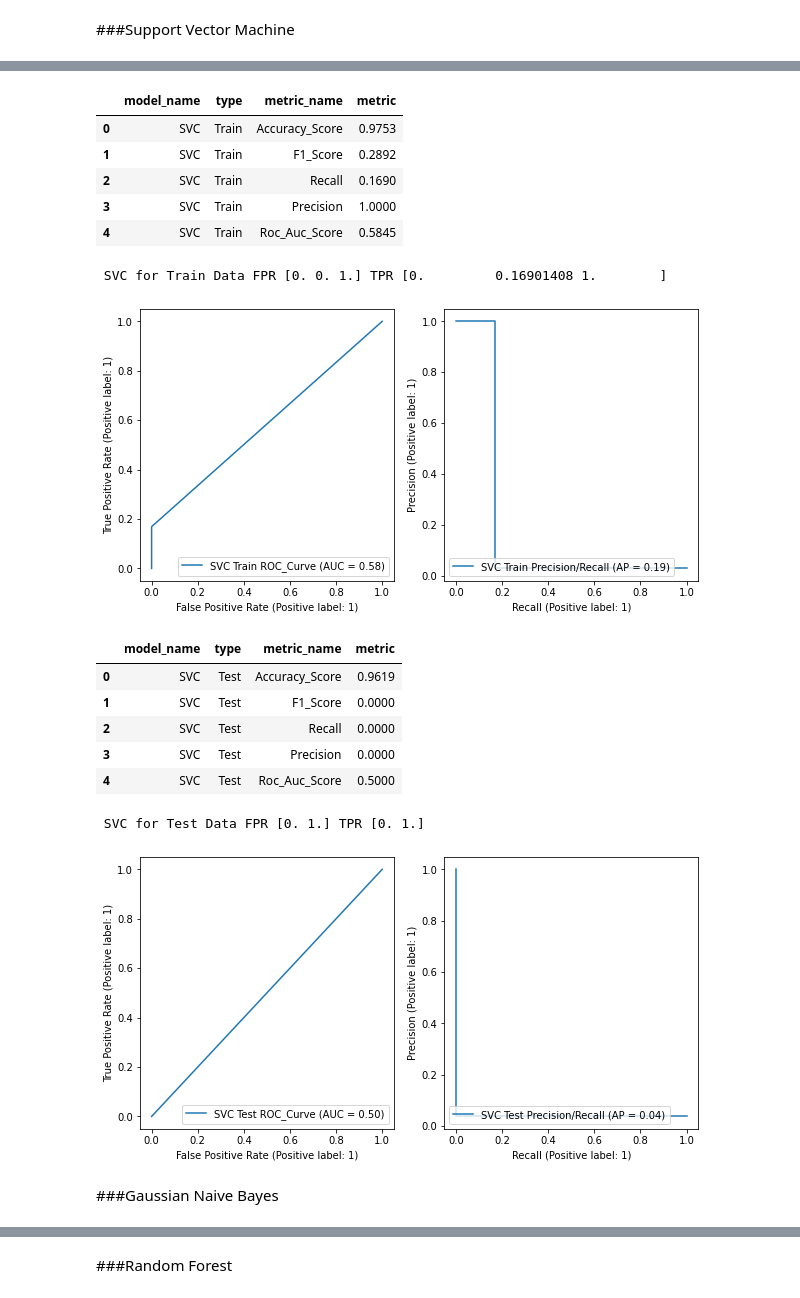
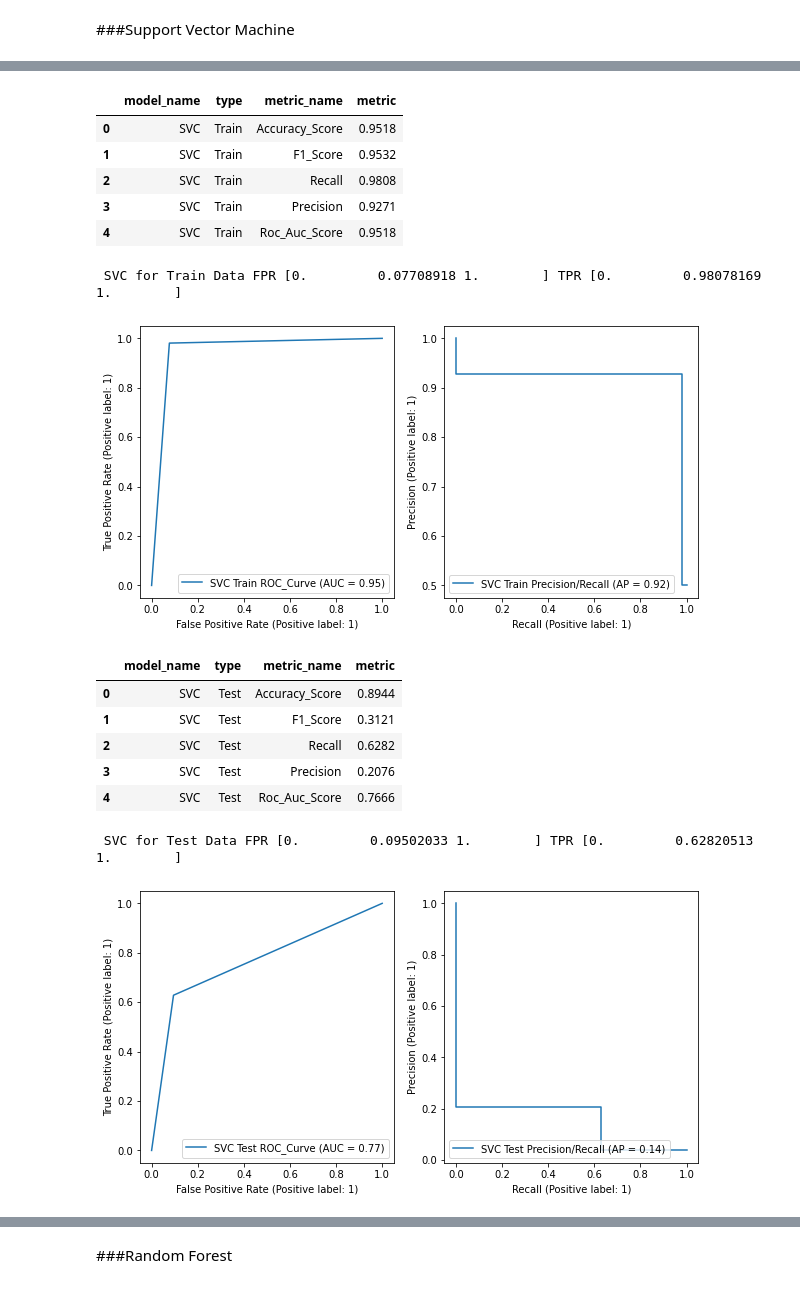
Before and after one commit to spros1/TaiwaneseBankruptcyPrediction, a Jupyter notebook: TaiwaneseBankruptcyPrediction.ipynb, the cells around one changed output, grey strips where cells are left out. Saved outputs shown, nothing was run; the diff lists cells and outputs as text; code cells hidden in the pictures.

```diff
--- a/TaiwaneseBankruptcyPrediction.ipynb
+++ b/TaiwaneseBankruptcyPrediction.ipynb
@@ -203,0 +201,12 @@ Split our target from our predictors and train test split in order to leave a sa
+# %%
+sm = SMOTE(
+    sampling_strategy='auto' ,  # samples only the minority class
+    random_state     = 42    ,  # for reproducibility
+    k_neighbors      = 5     ,
+    n_jobs           = 4
+)
+
+X_resampled_smote, y_resampled_smote = sm.fit_resample(X_train, y_train)
+
+# size of undersampled data
+X_resampled_smote.shape, y_resampled_smote.shape
@@ -232,7 +243,7 @@ def run_model (model, model_name):
 
   pipe = Pipeline(steps= [(model_name, model)])
   start = time()
-  fitted_model = pipe.fit(X_train, y_train)
+  fitted_model = pipe.fit(X_resampled_smote, y_resampled_smote)
   end = time()
   runtime = round((end - start),4)
   print(f"{model_name} took {runtime} seconds or {round((runtime/60),4)} minutes to run.")
@@ -314,14 +325,14 @@ Logistic_Regression took 0.2215 seconds or 0.0037 minutes to run.
 # %%
 # Linear Support Vector run
 SVC_model, SVC_runtime = run_model(SVC(), 'SVC')
-train_pred_SVC = prediction(SVC_model, X_train)
+train_pred_SVC = prediction(SVC_model, X_resampled_smote)
 test_pred_SVC = prediction(SVC_model, X_test)
 
 # Linear Support Vector Evaluation
 print("\n")
-SVC_train = evaluating_model(y_train, train_pred_SVC,'SVC', 'Train')
+SVC_train = evaluating_model(y_resampled_smote, train_pred_SVC,'SVC', 'Train')
 print("\n")
-eval_classification(train_pred_SVC, y_train, X_train, 'SVC', 'Train')
+eval_classification(train_pred_SVC, y_resampled_smote, X_resampled_smote, 'SVC', 'Train')
 
 print("\n")
 SVC_test = evaluating_model(y_test, test_pred_SVC, 'SVC', 'Test')
@@ -332,18 +343,16 @@ SVC took 0.94 seconds or 0.0157 minutes to run.
 |  | model_name | type | metric_name | metric |
-| 0 | SVC | Train | Accuracy_Score | 0.9753 |
-| 1 | SVC | Train | F1_Score | 0.2892 |
-| 2 | SVC | Train | Recall | 0.1690 |
-| 3 | SVC | Train | Precision | 1.0000 |
-| 4 | SVC | Train | Roc_Auc_Score | 0.5845 |
+| 0 | SVC | Train | Accuracy_Score | 0.9518 |
+| 1 | SVC | Train | F1_Score | 0.9532 |
+| 2 | SVC | Train | Recall | 0.9808 |
+| 3 | SVC | Train | Precision | 0.9271 |
+| 4 | SVC | Train | Roc_Auc_Score | 0.9518 |
- SVC for Train Data FPR [0. 0. 1.] TPR [0.         0.16901408 1.        ]
+ SVC for Train Data FPR [0.         0.07708918 1.        ] TPR [0.         0.98078169 1.        ]
-[figure, old version]
+[figure, new version]
 |  | model_name | type | metric_name | metric |
-| 0 | SVC | Test | Accuracy_Score | 0.9619 |
-| 1 | SVC | Test | F1_Score | 0.0000 |
-| 2 | SVC | Test | Recall | 0.0000 |
-| 3 | SVC | Test | Precision | 0.0000 |
-| 4 | SVC | Test | Roc_Auc_Score | 0.5000 |
+| 0 | SVC | Test | Accuracy_Score | 0.8944 |
+| 1 | SVC | Test | F1_Score | 0.3121 |
+| 2 | SVC | Test | Recall | 0.6282 |
+| 3 | SVC | Test | Precision | 0.2076 |
+| 4 | SVC | Test | Roc_Auc_Score | 0.7666 |
- SVC for Test Data FPR [0. 1.] TPR [0. 1.]
+ SVC for Test Data FPR [0.         0.09502033 1.        ] TPR [0.         0.62820513 1.        ]
-[figure, old version]
+[figure, new version]
-# %% [markdown]
-###Gaussian Naive Bayes
```
Also changed, not shown: parts of 13 cells of this notebook.
